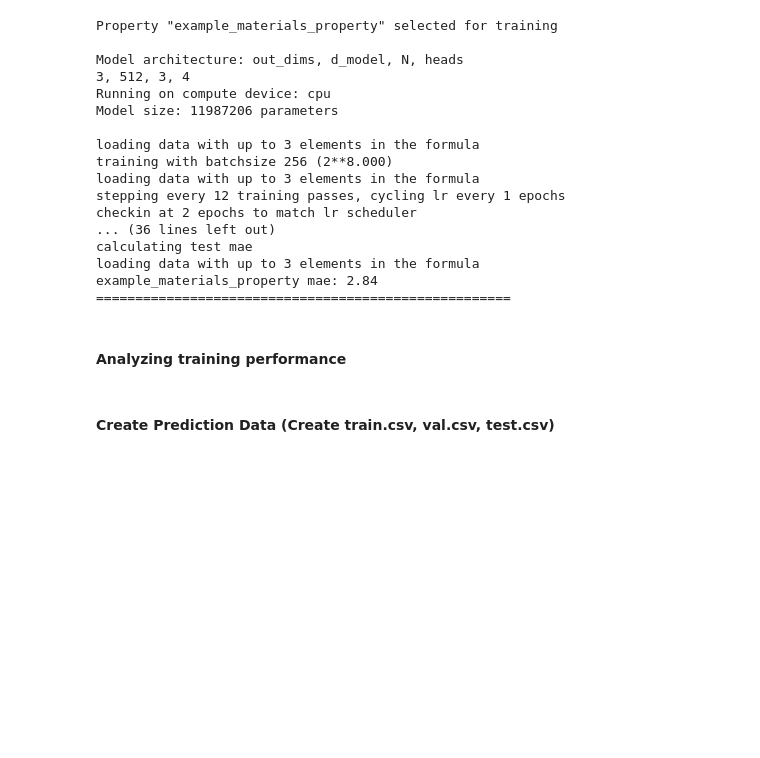
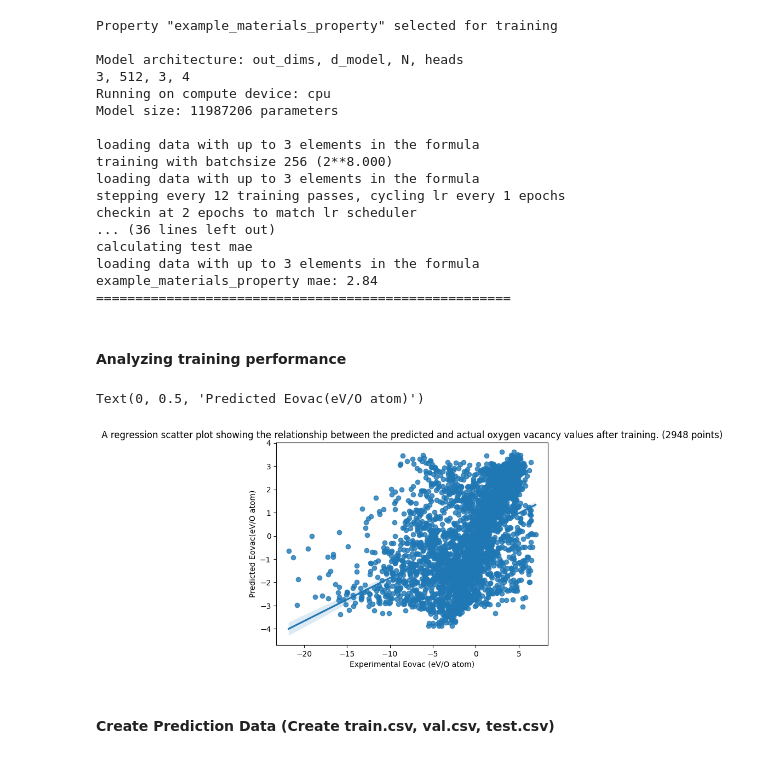
Before and after one commit to Murimikevin/ML-perovskites-project, a Jupyter notebook: Perovskites transformer.ipynb, the cells around one changed output. Cells and saved outputs as stored; diff of their text form; code cells hidden in the pictures; blank space fills up the shorter version.

```diff
--- a/Perovskites transformer.ipynb
+++ b/Perovskites transformer.ipynb
@@ -180,12 +178,14 @@ example_materials_property mae: 2.84
 # %%
 
 csv_df = pd.read_csv('model_predictions/example_materials_property_train_output.csv')
 
 ax = sb.regplot(x='target', y='pred-0', data=csv_df)
-# ax = sb.scatterplot(x="test", y="result", data=df, palette=color_dict, legend='full')
 ax.set_title(f"A regression scatter plot showing the relationship between the predicted and actual oxygen vacancy values after training. ({len(csv_df)} points)")
-ax.set_xlabel("Experimental Eovac")
-ax.set_ylabel("Predicted Eovac")
+ax.set_xlabel("Experimental Eovac (eV/O atom)")
+ax.set_ylabel("Predicted Eovac(eV/O atom)")
+# %% [output]
+Text(0, 0.5, 'Predicted Eovac(eV/O atom)')
+[figure, added]
 # %% [markdown]
 #### Create Prediction Data (Create train.csv, val.csv, test.csv)
 # %%
```
Also changed, not shown: parts of 5 cells of this notebook.
